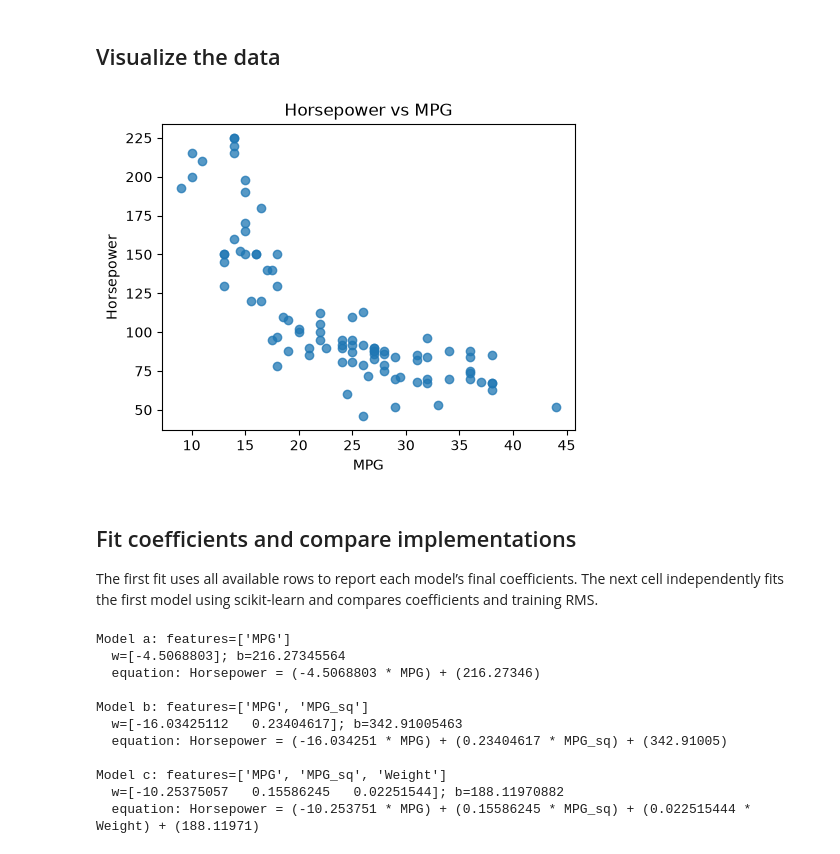
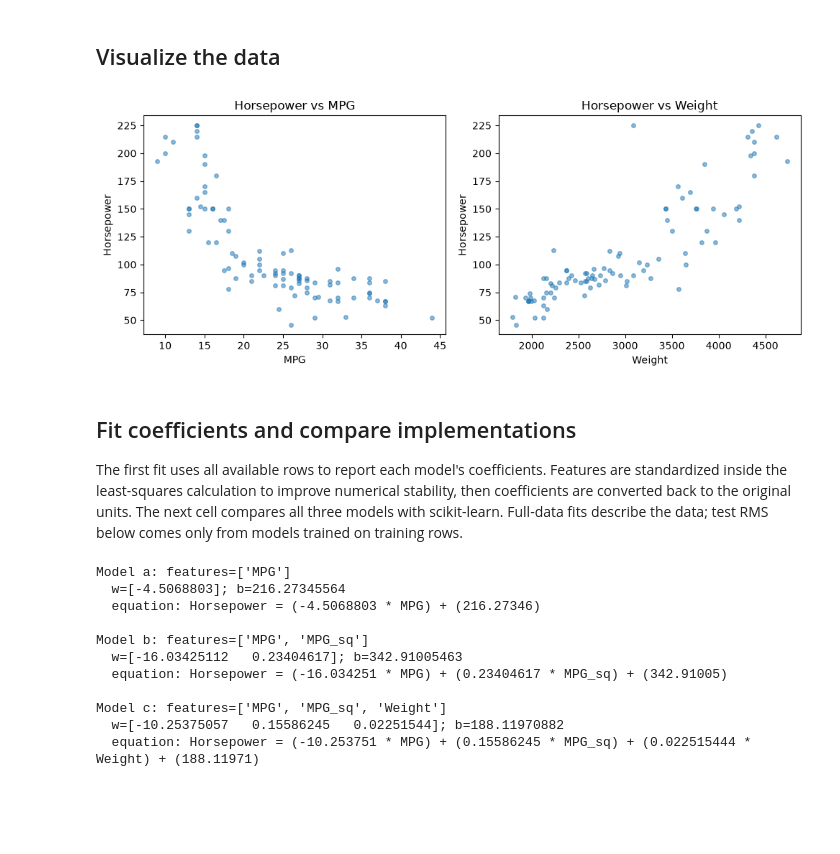
Before and after one commit to IlliaVor/linear-regression-assignment-1, a Jupyter notebook: Assignment1_2_Student.ipynb, the cells around one changed output. Saved outputs shown, nothing was run; the diff lists cells and outputs as text; code cells hidden in the pictures; blank space fills up the shorter version.

Commit message:
Correct regression calculations and expand explanations

```diff
--- a/Assignment1_2_Student.ipynb
+++ b/Assignment1_2_Student.ipynb
@@ -58,22 +58,20 @@ Rows used: 93
 # %% [markdown]
 ## Visualize the data
 # %%
-# Plot the target against each base predictor; this makes scale and trend visible.
-base_features = ['MPG'] if "MPG_sq" not in ['MPG'] else ['MPG']
+# Show how the target varies with each original predictor.
+base_features = ['MPG', 'Weight']
 fig, axes = plt.subplots(1, len(base_features), figsize=(5 * len(base_features), 4))
-if len(base_features) == 1:
-    axes = [axes]
 for ax, feature in zip(axes, base_features):
-    ax.scatter(df[feature], df[target], alpha=0.75)
+    ax.scatter(df[feature], df[target], alpha=0.5, s=16)
     ax.set_xlabel(feature)
     ax.set_ylabel(target)
     ax.set_title(f"{target} vs {feature}")
 plt.tight_layout()
 plt.show()
 # %% [output]
-[figure, old version]
+[figure, new version]
 # %% [markdown]
 ## Fit coefficients and compare implementations
 
-The first fit uses all available rows to report each model’s final coefficients. The next cell independently fits the first model using scikit-learn and compares coefficients and training RMS.
+The first fit uses all available rows to report each model's coefficients. Features are standardized inside the least-squares calculation to improve numerical stability, then coefficients are converted back to the original units. The next cell compares all three models with scikit-learn. Full-data fits describe the data; test RMS below comes only from models trained on training rows.
 # %%
```
Also changed, not shown: parts of 15 cells of this notebook, 3 other files.
